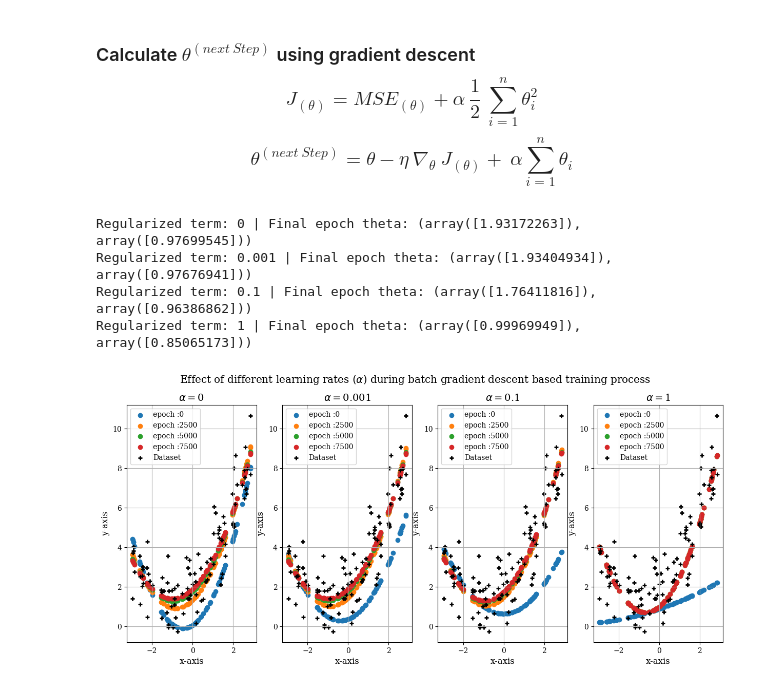
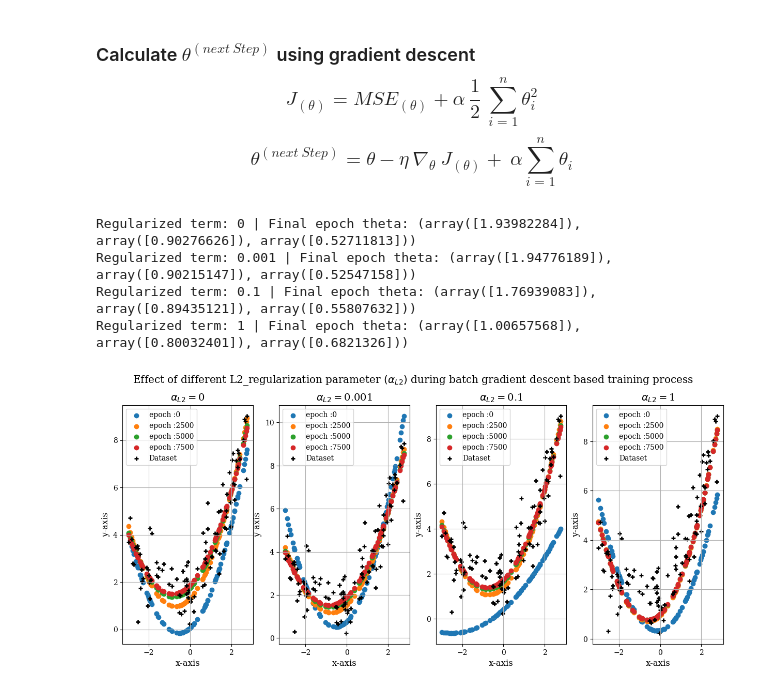
Before and after one commit to rohit-kamble1/Machine_Learning, a Jupyter notebook: ML-Algorithms/ridge_regression.ipynb, the cells around one changed output. Saved outputs shown, nothing was run; the diff lists cells and outputs as text; code cells hidden in the pictures.

```diff
--- a/ML-Algorithms/ridge_regression.ipynb
+++ b/ML-Algorithms/ridge_regression.ipynb
@@ -62,19 +62,19 @@ Regularized term: 100 | Final epoch theta: (array([7.06463384]), array([0.636262
 # %%
 def fit_and_plot(alpha, n_iteration):
     theta = np.random.rand(x_b.shape[1],1)                                                  #Initialize the random theta value
-    eta = 0.0001                                                                           # learning rate eta is 0.0001
+    eta = 0.0001                                                                            # learning rate eta is 0.0001
     for i in range(n_iteration):
-        gradient = 2/sample_size * (x_b.T).dot(x_b.dot(theta)- y) + alpha * np.sum(theta)   # calculate gradient and add regularization param
+        gradient = 2/sample_size * (x_b.T).dot(x_b.dot(theta)- y) + alpha * theta           # calculate gradient and add regularization param
         theta -= eta * gradient                                                             # calculate next theta
         y_predict = x_b.dot(theta)
         if i % 1000 == 0:                                                                   # predict value using new theta
-            plt.plot(x, y_predict, label = f"epoch : {i+1}")                             # create plot against predicted value
+            plt.plot(x, y_predict, label = f"epoch : {i+1}")                                # create plot against predicted value
 
             plt.xlabel('x-axis')                                                            # axis name
             plt.ylabel('y-axis')                                                            # axis name
             plt.title(r"$\alpha = $" +f'{alpha}')                                           #define plot title
 
-    plt.scatter(x, y, label = 'Dataset')                     # Create plot for input value
+    plt.scatter(x, y, label = 'Dataset')                                                    # Create plot for input value
     plt.legend()
     print(f"Regularized term: {alpha} | Final epoch theta: {theta[0], theta[1]}")
 # %%
@@ -130,7 +130,7 @@ def fit_and_plot(alpha):
     plt.scatter(x, y, label = 'Dataset', marker = '+', color = 'red')                                        #plot scatter plot of give input x, y
     plt.xlabel('x-axis')                                                        #axis name
     plt.ylabel('y-axis')                                                        #axis namae
-    plt.title(r"$\alpha = $" +f'{alpha}')                                       #define plot title
+    plt.title(r"$\alpha_{L2} = $" +f'{alpha}')                                       #define plot title
     plt.legend()
     print(f"Regularized term: {alpha} | Final epoch theta: {theta[0], theta[1]}")
 # %%
@@ -141,5 +141,5 @@ for i in range(1, 4):
     plt.subplot(1, 3, i)
     fit_and_plot(alpha_list[i-1])
     plt.grid()
-    plt.suptitle(r"Effect of different learning rates $(\alpha)$ during batch gradient descent based training process")
+    plt.suptitle(r"Effect of different L2_regularization parameter $(\alpha_{L2})$ during batch gradient descent based training process")
 # %% [output]
@@ -151,7 +151,7 @@ Regularized term: 1000 | Final epoch theta: (array([2.83277884]), array([0.21826
 ### Calculate $\theta^{(next~Step)}$ using gradient descent $$J_{(\theta)} = MSE_{(\theta)} + {\alpha}~\frac{1}{2}~\sum_{i=1}^n\theta_{i}^2$$ $$\theta^{(next~Step)} = \theta - \eta~\nabla_{\theta}~J_{(\theta)} + ~{\alpha}\sum_{i = 1}^n\theta_{i}$$
 # %%
 def fit_and_plot(alpha, n_iteration):
-    theta = np.random.rand(3,1)                                                             #Initialize the random theta value
+    theta = np.random.rand(x_b.shape[1],1)                                                             #Initialize the random theta value
     eta = 0.0005                                                                            # learning rate eta is 0.005
     for i in range(n_iteration):
         gradient = 2/sample_size * (x_b.T).dot(x_b.dot(theta)- y) + alpha * theta           # calculate gradient and add regularization param
@@ -161,22 +161,22 @@ def fit_and_plot(alpha, n_iteration):
             plt.scatter(x, y_predict, label=f"epoch :{i}")
             plt.xlabel('x-axis')
             plt.ylabel('y-axis')
-            plt.title(r"$\alpha = $" +f'{alpha}')                                            #define plot title
+            plt.title(r"$\alpha_{L2} = $" +f'{alpha}')                                            #define plot title
     plt.scatter(x, y, label = 'Dataset', marker='+', c = 'black')
     plt.legend()
-    print(f"Regularized term: {alpha} | Final epoch theta: {theta[0], theta[1]}")
+    print(f"Regularized term: {alpha} | Final epoch theta: {theta[0], theta[1], theta[2]}")
 # %%
 plt.figure(figsize=[15,6])              #define figure size
 alpha_list = [0, 0.001, 0.1, 1]         #list of different regularized parameter alpha
 
 for i in range(1, 5):
     plt.subplot(1, 4, i)
     fit_and_plot(alpha_list[i-1],10000)
     plt.grid()
-    plt.suptitle(r"Effect of different learning rates $(\alpha)$ during batch gradient descent based training process")
+    plt.suptitle(r"Effect of different L2_regularization parameter $(\alpha_{L2})$ during batch gradient descent based training process")
 # %% [output]
-Regularized term: 0 | Final epoch theta: (array([1.93172263]), array([0.97699545]))
-Regularized term: 0.001 | Final epoch theta: (array([1.93404934]), array([0.97676941]))
-Regularized term: 0.1 | Final epoch theta: (array([1.76411816]), array([0.96386862]))
-Regularized term: 1 | Final epoch theta: (array([0.99969949]), array([0.85065173]))
+Regularized term: 0 | Final epoch theta: (array([1.93982284]), array([0.90276626]), array([0.52711813]))
+Regularized term: 0.001 | Final epoch theta: (array([1.94776189]), array([0.90215147]), array([0.52547158]))
+Regularized term: 0.1 | Final epoch theta: (array([1.76939083]), array([0.89435121]), array([0.55807632]))
+Regularized term: 1 | Final epoch theta: (array([1.00657568]), array([0.80032401]), array([0.6821326]))
-[figure, old version]
+[figure, new version]
```
Also changed, not shown: parts of 4 cells of this notebook, 2 other files.
